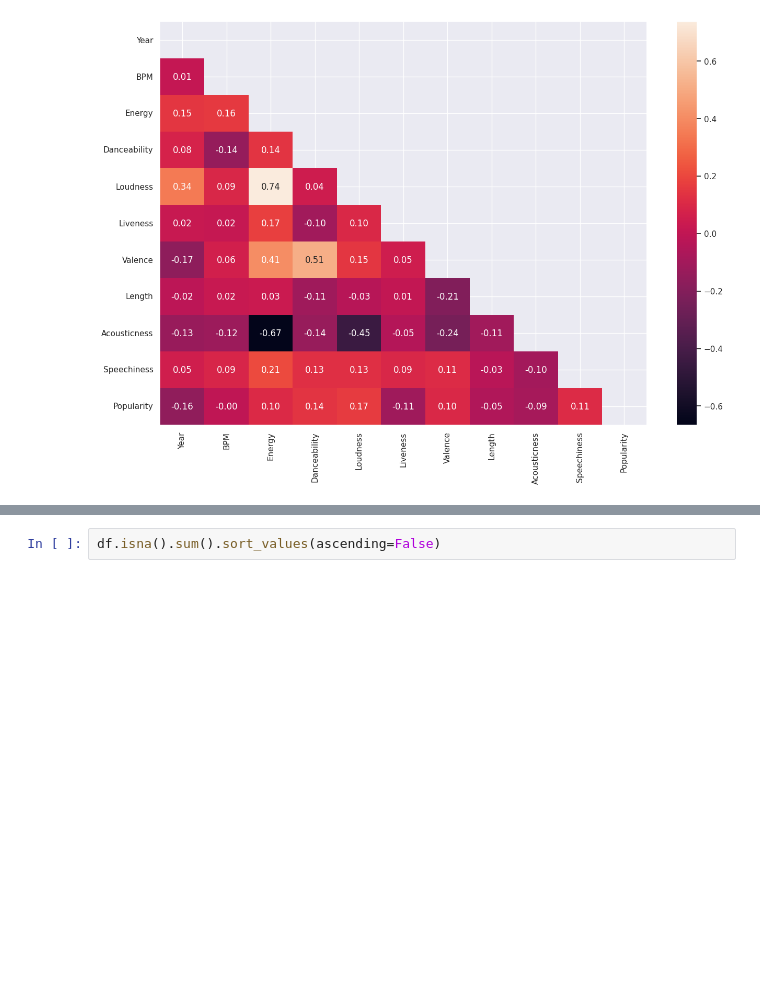
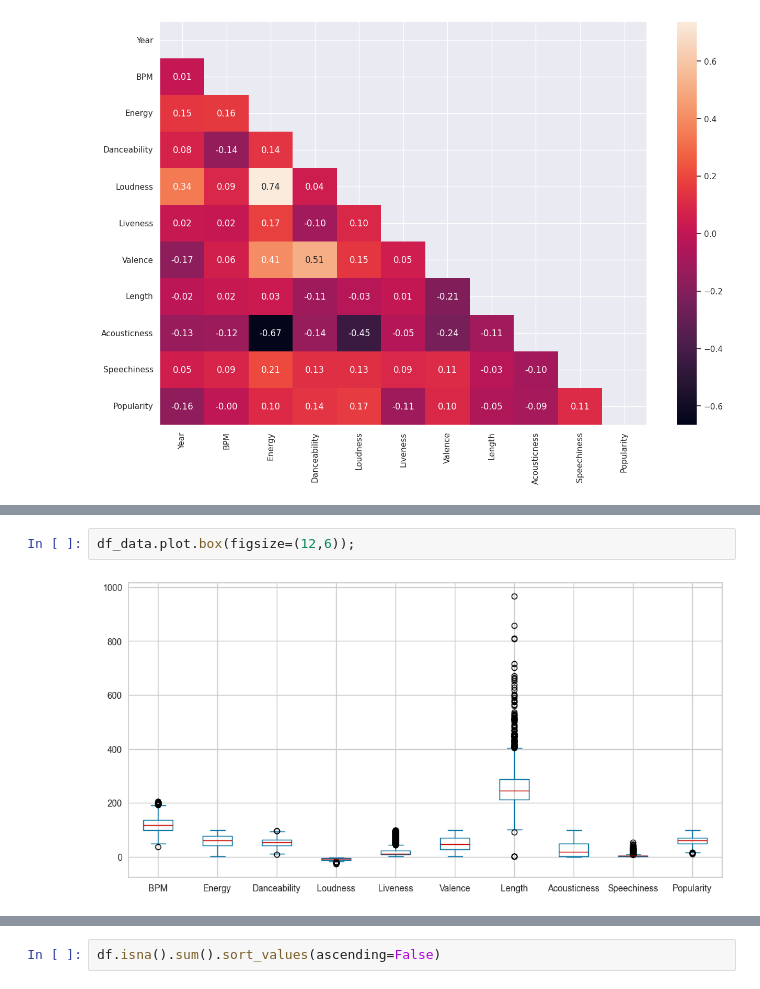
Before and after one commit to ericryhr/APA-PRACTICA, a Jupyter notebook: evaluacion.ipynb, the cells around one changed output, grey strips where cells are left out. Cells and saved outputs as stored; diff of their text form; blank space fills up the shorter version.

```diff
--- a/evaluacion.ipynb
+++ b/evaluacion.ipynb
@@ -79,0 +134,4 @@ Veiem correlacions òbvies com que les cançons sorolloses tenen molta energia o
+# %%
+df_data.plot.box(figsize=(12,6));
+# %% [output]
+[figure, added]
```
Also changed, not shown: parts of 9 cells of this notebook.
